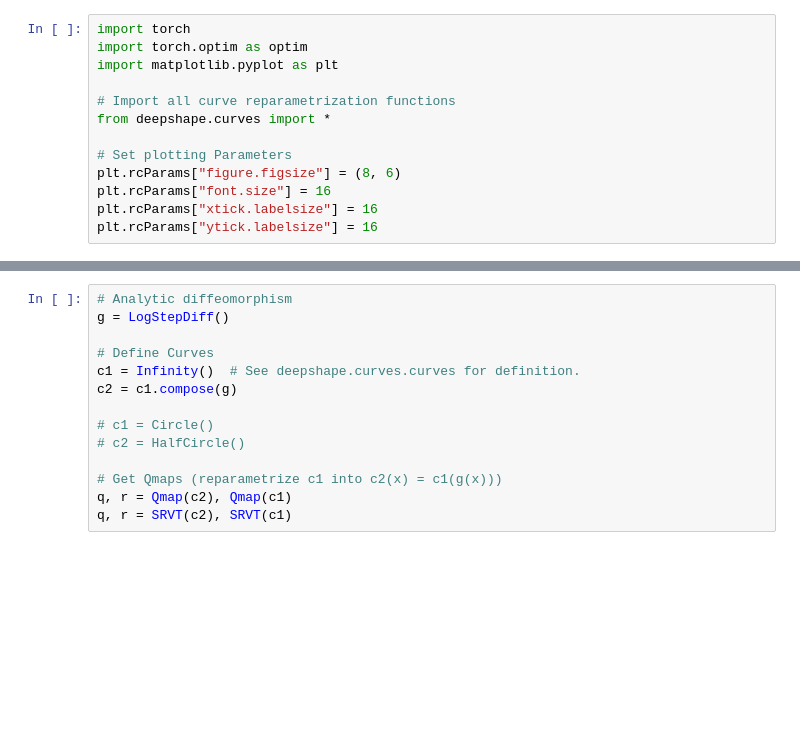
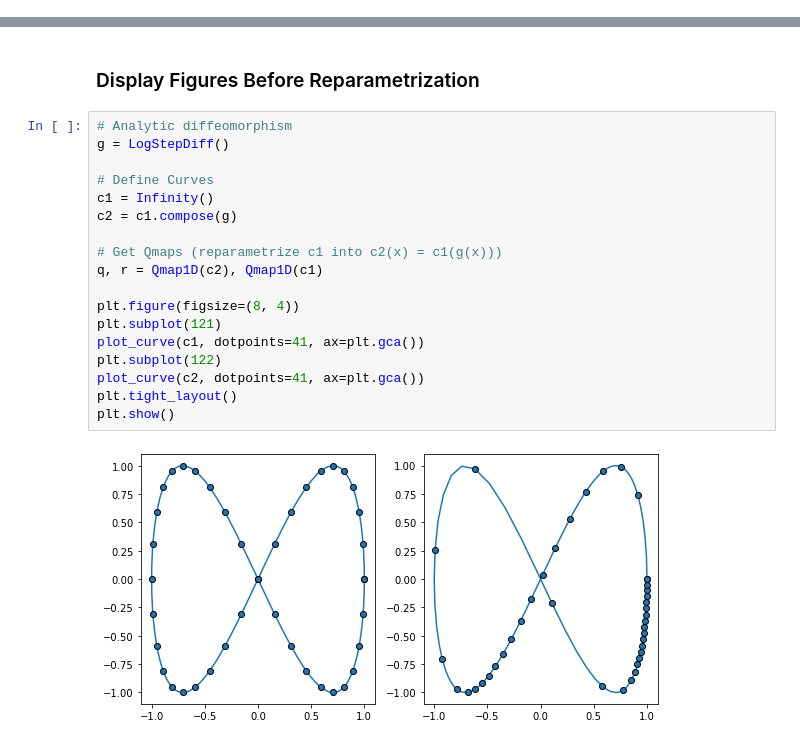
Before and after one commit to jorgenriseth/funcshape, a Jupyter notebook: notebooks/curves-reparametrization.ipynb, the cells around one changed output, grey strips where cells are left out. Drawn from its saved outputs; the diff is of its cells as text; blank space fills up the shorter version.

```diff
--- a/notebooks/curves-reparametrization.ipynb
+++ b/notebooks/curves-reparametrization.ipynb
@@ -2,15 +5,2 @@
 %load_ext autoreload
 %autoreload 2
-# %%
-import torch
-import torch.optim as optim
-import matplotlib.pyplot as plt
-
-# Import all curve reparametrization functions
-from deepshape.curves import *
-
-# Set plotting Parameters
-plt.rcParams["figure.figsize"] = (8, 6)
-plt.rcParams["font.size"] = 16
-plt.rcParams["xtick.labelsize"] = 16
-plt.rcParams["ytick.labelsize"] = 16
@@ -17,14 +25,22 @@ plt.rcParams["ytick.labelsize"] = 16
+# %% [markdown]
+### Display Figures Before Reparametrization
 # %%
 # Analytic diffeomorphism
 g = LogStepDiff()
 
 # Define Curves
-c1 = Infinity()  # See deepshape.curves.curves for definition.
+c1 = Infinity()
 c2 = c1.compose(g)
 
-# c1 = Circle()
-# c2 = HalfCircle()
+# Get Qmaps (reparametrize c1 into c2(x) = c1(g(x)))
+q, r = Qmap1D(c2), Qmap1D(c1)
 
-# Get Qmaps (reparametrize c1 into c2(x) = c1(g(x)))
-q, r = Qmap(c2), Qmap(c1)
-q, r = SRVT(c2), SRVT(c1)
+plt.figure(figsize=(8, 4))
+plt.subplot(121)
+plot_curve(c1, dotpoints=41, ax=plt.gca())
+plt.subplot(122)
+plot_curve(c2, dotpoints=41, ax=plt.gca())
+plt.tight_layout()
+plt.show()
+# %% [output]
+[figure, added]
```
Also changed, not shown: parts of 13 cells of this notebook, 16 other files.
